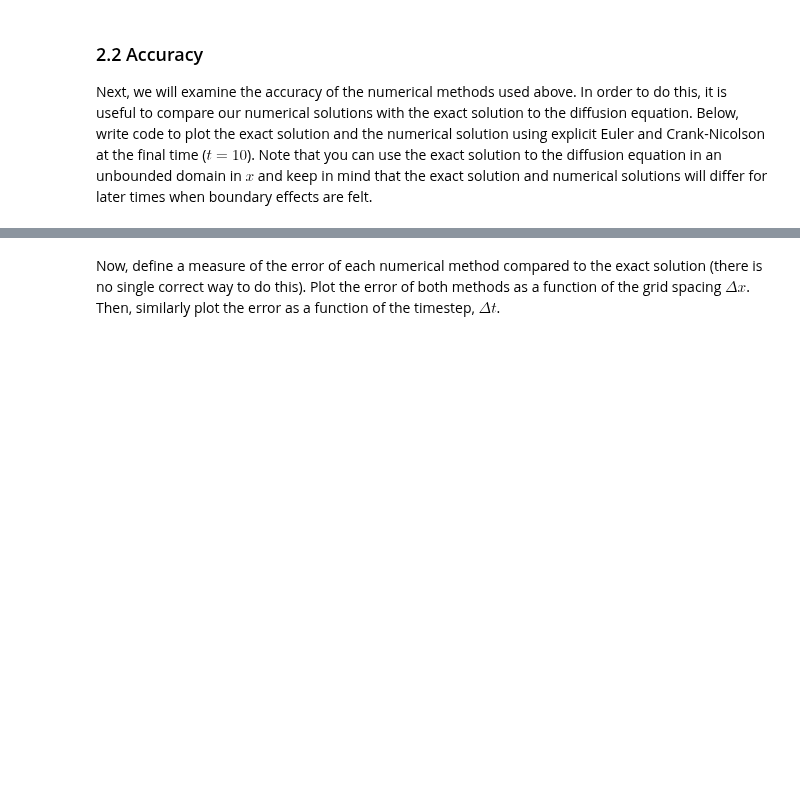
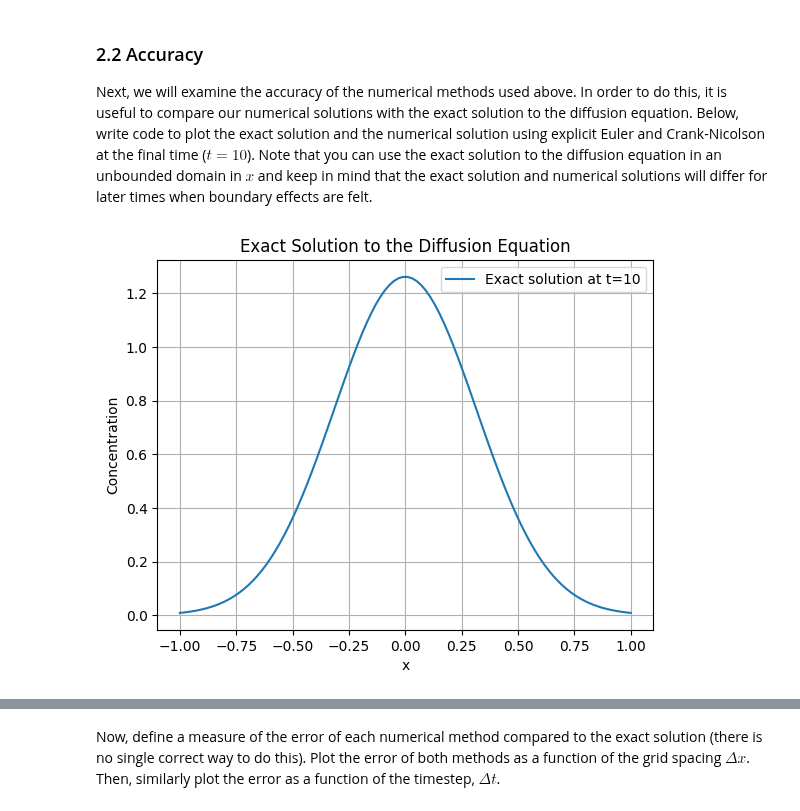
Before and after one commit to yu-huang-1/QCES, a Jupyter notebook: Project1_numerical_methods.ipynb, the cells around one changed output, grey strips where cells are left out. Cells and saved outputs as stored; diff of their text form; code cells hidden in the pictures; blank space fills up the shorter version.

```diff
--- a/Project1_numerical_methods.ipynb
+++ b/Project1_numerical_methods.ipynb
@@ -281,0 +292,20 @@ Next, we will examine the accuracy of the numerical methods used above. In order
+# %%
+# Add code to plot exact and numerical solutions
+
+# Function to calculate the exact solution at time t
+def exact_solution(x, kappa, t):
+    return (1 / (4 * np.pi * kappa * t))**0.5 * np.exp(-x**2 / (4 * kappa * t))
+
+# Calculate the exact solution at t = t_end
+c_exact = exact_solution(x, kappa, t_end)
+
+# Plot the exact solution
+plt.plot(x, c_exact, label=f'Exact solution at t={t_end}')
+plt.title('Exact Solution to the Diffusion Equation')
+plt.xlabel('x')
+plt.ylabel('Concentration')
+plt.legend()
+plt.grid(True)
+plt.show()
+# %% [output]
+[figure, added]
```
Also changed, not shown: parts of 6 cells of this notebook.
